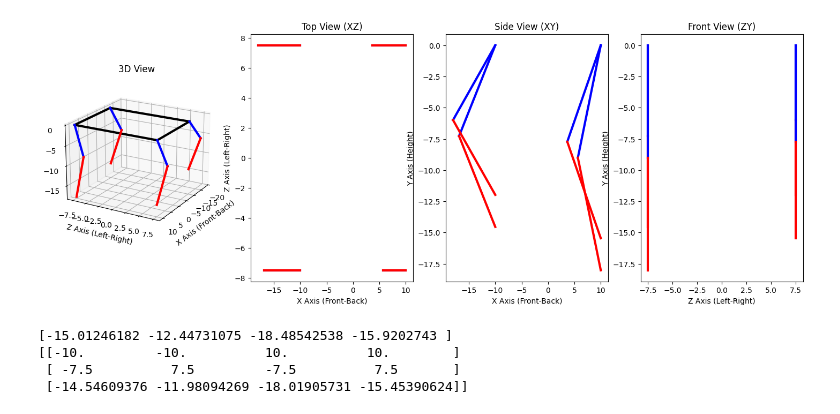
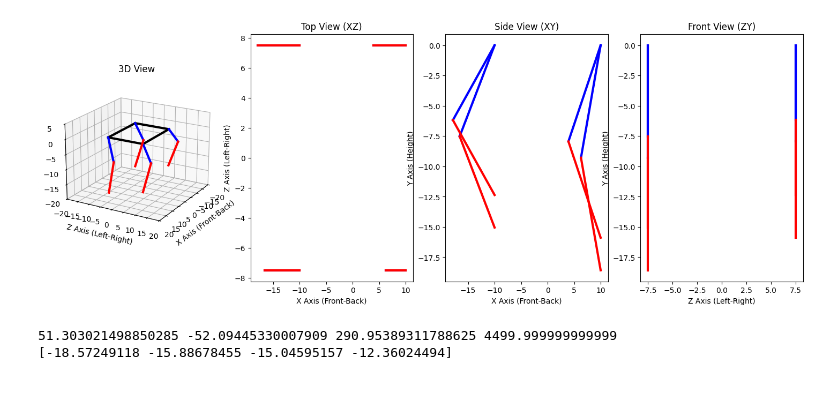
Before and after one commit to tjjd4/robotdog-movement, a Jupyter notebook: calculation/gyroscope_compensation.ipynb, the cells around one changed output. Saved outputs shown, nothing was run; the diff lists cells and outputs as text; code cells hidden in the pictures.

Commit message:
feat(unfinished): fix gyroscope compensation logic

```diff
--- a/calculation/gyroscope_compensation.ipynb
+++ b/calculation/gyroscope_compensation.ipynb
@@ -278,4 +284,0 @@ def get_angle_from_position(x: float, y: float, z: float, leg_position: LegPosit
-# %%
-gyro_data = GyroData(roll=10, pitch=10, yaw=0)
-angle1 = get_angle_from_position(0, -15, 0)
-angle2 = get_angle_from_position(0, -15, 0, LegPosition.FL, gyro_data)
@@ -282,5 +331,26 @@ angle2 = get_angle_from_position(0, -15, 0, LegPosition.FL, gyro_data)
+# %%
+def compensate_legs_positions_by_gyro(legs_positions: LegsPositions, gyro_data: GyroData, max_height=15.0) -> LegsPositions:
+    local_foot_positions = get_np_array_from_legs_positions(legs_positions, order='xzy')
+    foot_positions = local_foot_positions.copy()
+    foot_positions[0,:] += shoulder_positions[0,:]
+    foot_positions[1,:] += shoulder_positions[1,:]
+    gyro_foot_positions = turn_points_with_euler_radians(foot_positions, math.radians(gyro_data.roll), math.radians(gyro_data.pitch), 0)
+    # A * x + B * z + C * y + D = 0
+    A, B, C, D = get_plane_from_points(gyro_foot_positions[:,0], gyro_foot_positions[:,1], gyro_foot_positions[:,2])
+
+    compensated_foot_positions = local_foot_positions.copy()
+    for leg_position in LegPosition:
+        compensated_foot_positions[2,leg_position] += -(A*shoulder_positions[0,leg_position] + B*shoulder_positions[1,leg_position,]+D)/C - (-max_height)
+
+    compensated_legs_positions = get_legs_positions_from_np_array(compensated_foot_positions)
+    return compensated_legs_positions
 # %%
 gyro_data = GyroData(roll=10, pitch=10, yaw=0)
-points = compenstated_with_gyro_data(0, -15, 0, LegPosition.FR, gyro_data)
-points
+
+temp = compensate_legs_positions_by_gyro(get_legs_positions_from_np_array(foot_positions), gyro_data=gyro_data)
+print(temp)
+compensated_foot_positions = get_np_array_from_legs_positions(temp)
+
+
+compensated_foot_positions
 # %% [output]
@@ -288,10 +360,0 @@ points
-# %%
-compensated_foot_positions = foot_positions.copy()
-gyro_data = GyroData(roll=10, pitch=10, yaw=0)
-
-for i in range(4):
-    x, y, z = compenstated_with_gyro_data(x=compensated_foot_positions[0,i], y=compensated_foot_positions[2,i], z=compensated_foot_positions[1,i], leg_position=i, gyro_data=gyro_data)
-    compensated_foot_positions[:,i] = np.asfortranarray([x, z, y])
-
-
-compensated_foot_positions
@@ -361,6 +420,11 @@ comp_ax3d.set_title("3D View")
 comp_ax3d.set_xlabel("X Axis (Front-Back)")
 comp_ax3d.set_ylabel("Z Axis (Left-Right)")
 comp_ax3d.set_zlabel("Y Axis (Height)")
+comp_ax3d.set_xlim(-20,20)
+comp_ax3d.xaxis.set_major_locator(MultipleLocator(5))
+comp_ax3d.set_ylim(-20,20)
+comp_ax3d.yaxis.set_major_locator(MultipleLocator(5))
+comp_ax3d.set_zlim(-20,5)
 comp_ax3d.view_init(elev=20, azim=30)
 
 # XZ 平面 (正視圖)
@@ -396,47 +460,44 @@ for line in comp_body_lines:
 for i in range(4):
     comp_ax3d.plot(
         [compensated_shoulder_positions[0, i], compensated_knee_positions[0, i]],
         [compensated_shoulder_positions[1, i], compensated_knee_positions[1, i]],
         [compensated_shoulder_positions[2, i], compensated_knee_positions[2, i]],
         'b-', lw=3)  # 大腿
 
     comp_ax3d.plot(
         [compensated_knee_positions[0, i], compensated_foot_positions[0, i]],
         [compensated_knee_positions[1, i], compensated_foot_positions[1, i]],
         [compensated_knee_positions[2, i], compensated_foot_positions[2, i]],
         'r-', lw=3)  # 小腿
 
 # 繪製 XZ 平面
 for i in range(4):
     comp_ax_xz.plot([compensated_shoulder_positions[0, i], compensated_knee_positions[0, i]], [compensated_shoulder_positions[1, i], compensated_knee_positions[1, i]], 'b-', lw=3)  # 大腿
     comp_ax_xz.plot([compensated_knee_positions[0, i], compensated_foot_positions[0, i]], [compensated_knee_positions[1, i], compensated_foot_positions[1, i]], 'r-', lw=3)  # 小腿
 
 # 繪製 XY 平面
 for i in range(4):
     comp_ax_xy.plot([compensated_shoulder_positions[0, i], compensated_knee_positions[0, i]], [compensated_shoulder_positions[2, i], compensated_knee_positions[2, i]], 'b-', lw=3)  # 大腿
     comp_ax_xy.plot([compensated_knee_positions[0, i], compensated_foot_positions[0, i]], [compensated_knee_positions[2, i], compensated_foot_positions[2, i]], 'r-', lw=3)  # 小腿
 
 # 繪製 ZY 平面
 for i in range(4):
     comp_ax_zy.plot([compensated_shoulder_positions[1, i], compensated_knee_positions[1, i]], [compensated_shoulder_positions[2, i], compensated_knee_positions[2, i]], 'b-', lw=3)  # 大腿
     comp_ax_zy.plot([compensated_knee_positions[1, i], compensated_foot_positions[1, i]], [compensated_knee_positions[2, i], compensated_foot_positions[2, i]], 'r-', lw=3)  # 小腿
 
 plt.show()
 # %% [output]
-[figure, old version]
+[figure, new version]
-# %%
-"""
-In order to get current horizontal level, the gyro data needed to be calculated from foot position, not directly by the gryoscope.
-Gyroscope located at the center of the body, which will always be 0 after the compensation, but the plane calculated by foot positions will remain the slope.
-"""
-compensation_height = np.zeros_like(compensated_foot_positions[2,:])
-for leg_position in LegPosition:
-    gyro_A, gyro_B, gyro_C, gyro_D = get_plane_from_points(gyro_foot_positions[:,0], gyro_foot_positions[:,1], gyro_foot_positions[:,2])
-    compensation_height[leg_position] = -(gyro_A*gyro_shoulder_positions[0,leg_position] + gyro_B*gyro_shoulder_positions[1,leg_position]+gyro_D)/gyro_C
-print(compensation_height)
-print(compensated_foot_positions)
-# %% [output]
-[-15.01246182 -12.44731075 -18.48542538 -15.9202743 ]
-[[-10.         -10.          10.          10.        ]
- [ -7.5          7.5         -7.5          7.5       ]
- [-14.54609376 -11.98094269 -18.01905731 -15.45390624]]
+# %%
+leg_position = 0
+gyro_foot_positions = turn_points_with_euler_radians(foot_positions, math.radians(10), math.radians(10), 0)
+foot_A, foot_B, foot_C, foot_D = get_plane_from_points(gyro_foot_positions[:,0],gyro_foot_positions[:,1], gyro_foot_positions[:,2])
+
+compensation_height = foot_positions[2,:].copy()
+print(foot_A, foot_B, foot_C, foot_D)
+for leg_position in LegPosition:
+    compensation_height[leg_position] = -(foot_A*shoulder_positions[0,leg_position] + foot_B*shoulder_positions[1,leg_position]+foot_D)/foot_C
+print(compensation_height)
+# %% [output]
+51.303021498850285 -52.09445330007909 290.95389311788625 4499.999999999999
+[-18.57249118 -15.88678455 -15.04595157 -12.36024494]
```
Also changed, not shown: parts of 12 cells of this notebook, 7 other files.
